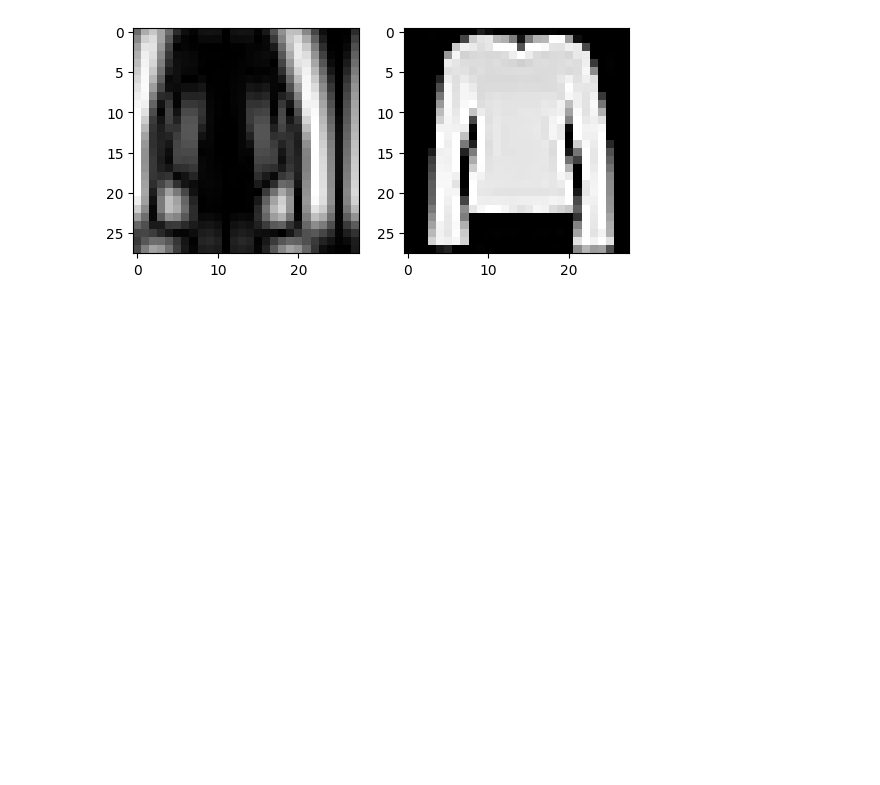
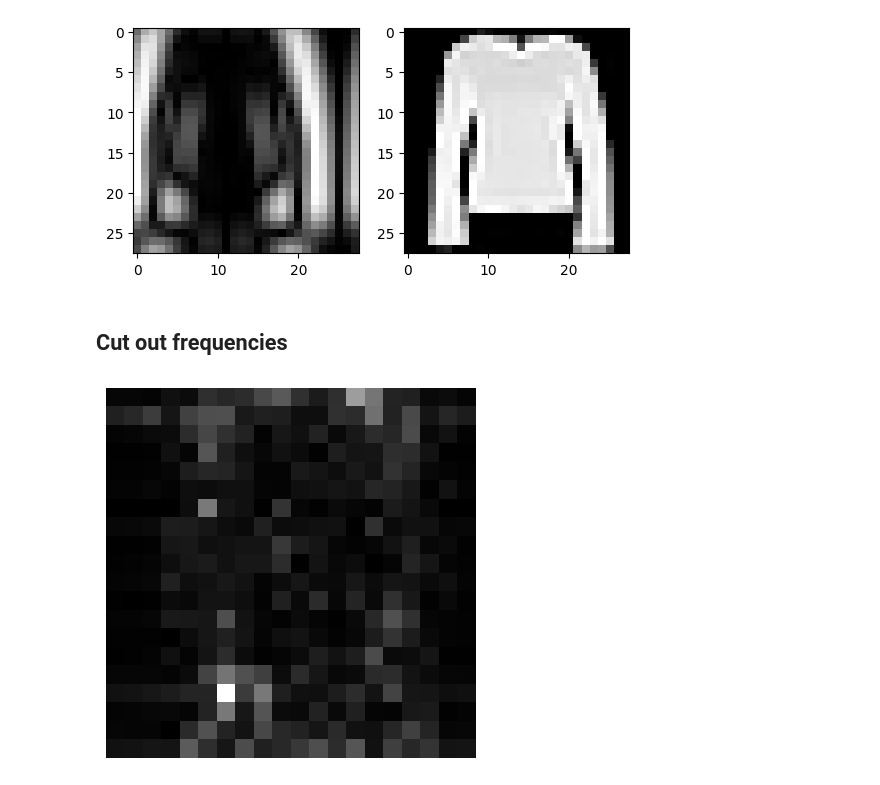
Before and after one commit to FsMarcoTU/fashion_mnist_tests, a Jupyter notebook: 240604_test_fourier.ipynb, the cells around one changed output. Drawn from its saved outputs; the diff is of its cells as text; code cells hidden in the pictures; blank space fills up the shorter version.

```diff
--- a/240604_test_fourier.ipynb
+++ b/240604_test_fourier.ipynb
@@ -371,3 +371,27 @@ plt.imshow(np.abs(reconstructed_image_fft), cmap="gray")
 # %% [output]
 <matplotlib.image.AxesImage at 0x...>
 [figure]
+# %% [markdown]
+## Cut out frequencies
+# %%
+center_x, center_y = complex_n.shape[0] // 2, complex_n.shape[1] // 2
+
+# Calculate the coordinates for cutting out the inner 10x10 square
+start_x, end_x = center_x - 10, center_x + 10
+start_y, end_y = center_y - 10, center_y + 10
+
+# Cut out the inner 10x10 square from the frequency domain image
+inner_square = complex_n[start_x:end_x, start_y:end_y]
+
+# Apply the inverse Fourier transform to the inner square
+spatial_inner_square = np.fft.ifft2(inner_square)
+
+# Take the absolute value of the result
+abs_spatial_inner_square = np.abs(spatial_inner_square)
+
+# Display the absolute value of the inverse Fourier transformed inner square
+plt.imshow(abs_spatial_inner_square, cmap='gray')
+plt.axis('off')
+plt.show()
+# %% [output]
+[figure, added]
```
Also changed, not shown: parts of 3 cells of this notebook, 1 other file.
